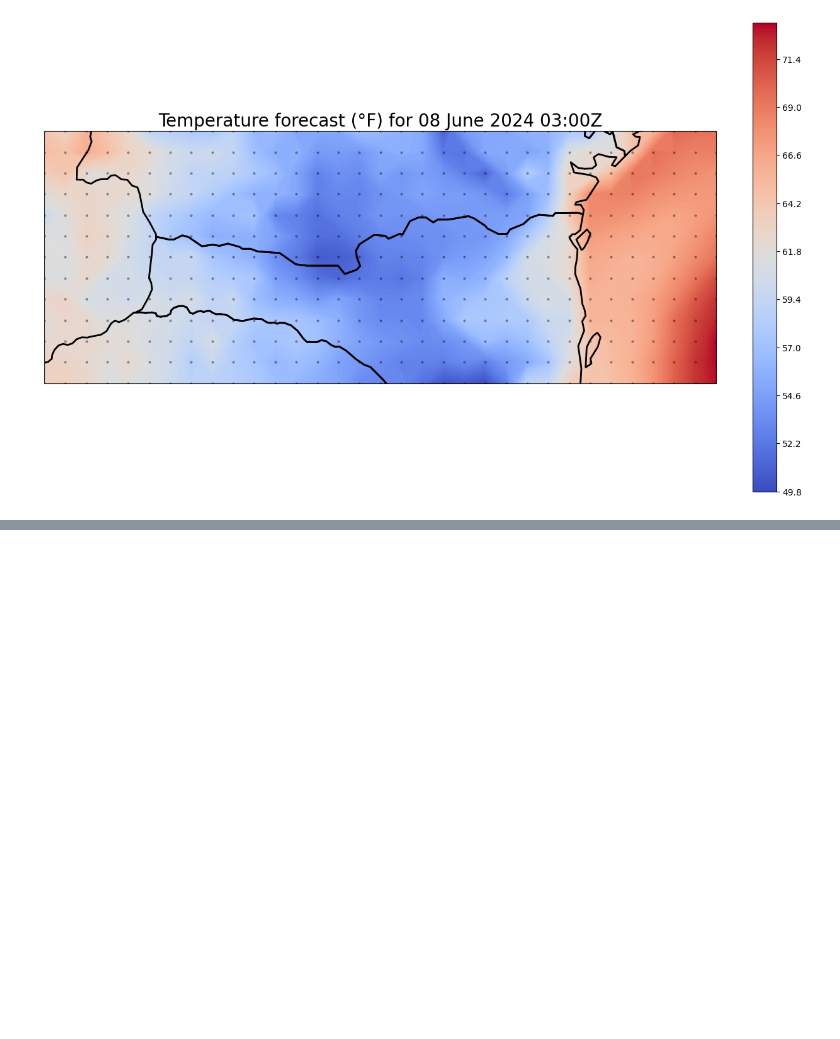
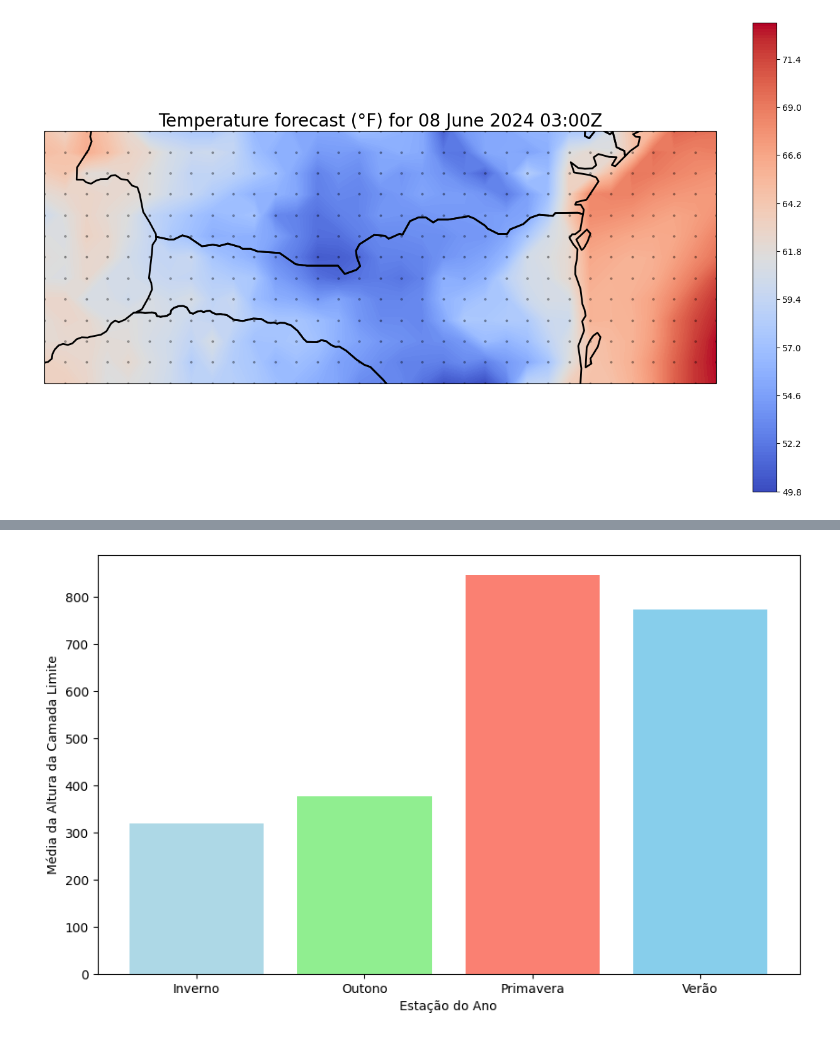
Before and after one commit to Marcosperrude/ENS5173_202401, a Jupyter notebook: atividade02.ipynb, the cells around one changed output, grey strips where cells are left out. Saved outputs shown, nothing was run; the diff lists cells and outputs as text; code cells hidden in the pictures; blank space fills up the shorter version.

```diff
--- a/atividade02.ipynb
+++ b/atividade02.ipynb
@@ -516,0 +708,39 @@ ax.plot(lon_2d.flatten(), lat_2d.flatten(), marker='o', color='black', markersiz
+# %%
+import matplotlib.pyplot as plt
+import numpy as np
+
+# Definindo as estações do ano
+estacoes = {
+    'Primavera': [9, 10, 11],
+    'Verão': [12, 1, 2],
+    'Outono': [3, 4, 5],
+    'Inverno': [6, 7, 8]
+}
+
+# Função para mapear o mês para a estação do ano
+def encontrar_estacao(mes):
+    for estacao, meses_estacao in estacoes.items():
+        if mes in meses_estacao:
+            return estacao
+
+# Criando uma nova coluna 'estacao' com base no mês
+data['estacao'] = data['mes'].apply(encontrar_estacao)
+
+# Calcular a média da altura da camada limite por estação do ano
+media_altura_camada_limite_por_estacao = data.groupby('estacao')['altura_mistura_mecanica'].mean()
+
+# Definindo cores para cada estação do ano
+cores = ['lightblue', 'lightgreen', 'salmon', 'skyblue']
+
+# Configurar o tamanho do gráfico
+plt.figure(figsize=(10, 6))
+
+# Gráfico de barras para a média da altura da camada limite por estação do ano
+plt.bar(media_altura_camada_limite_por_estacao.index, media_altura_camada_limite_por_estacao, color=cores)
+plt.xlabel('Estação do Ano')
+plt.ylabel('Média da Altura da Camada Limite')
+
+# Mostrar o gráfico
+plt.show()
+# %% [output]
+[figure, added]
```
Also changed, not shown: parts of 13 cells of this notebook.
